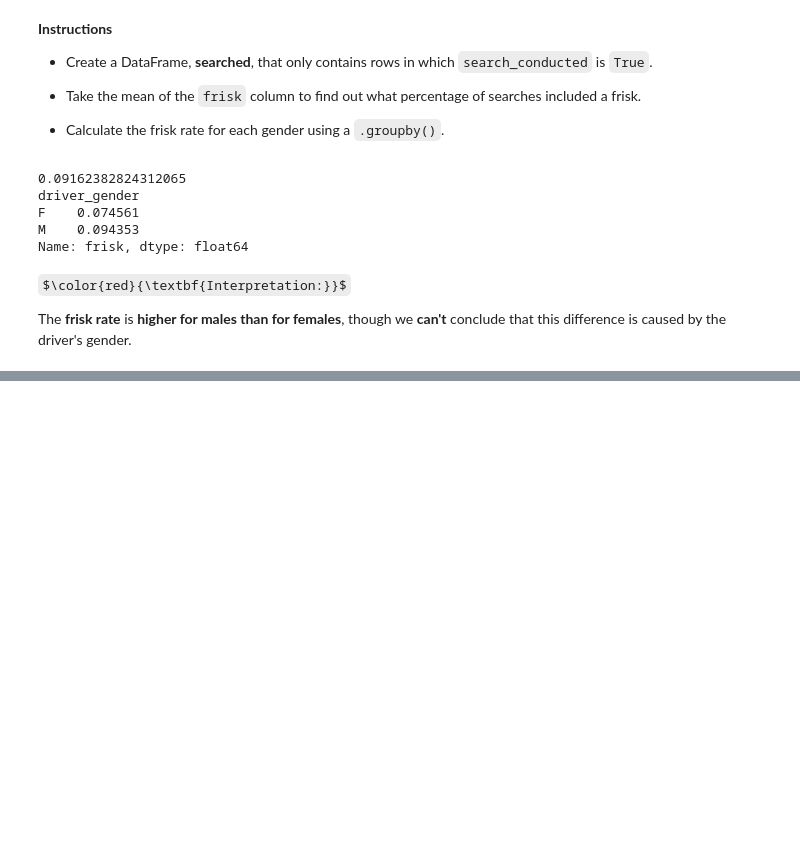
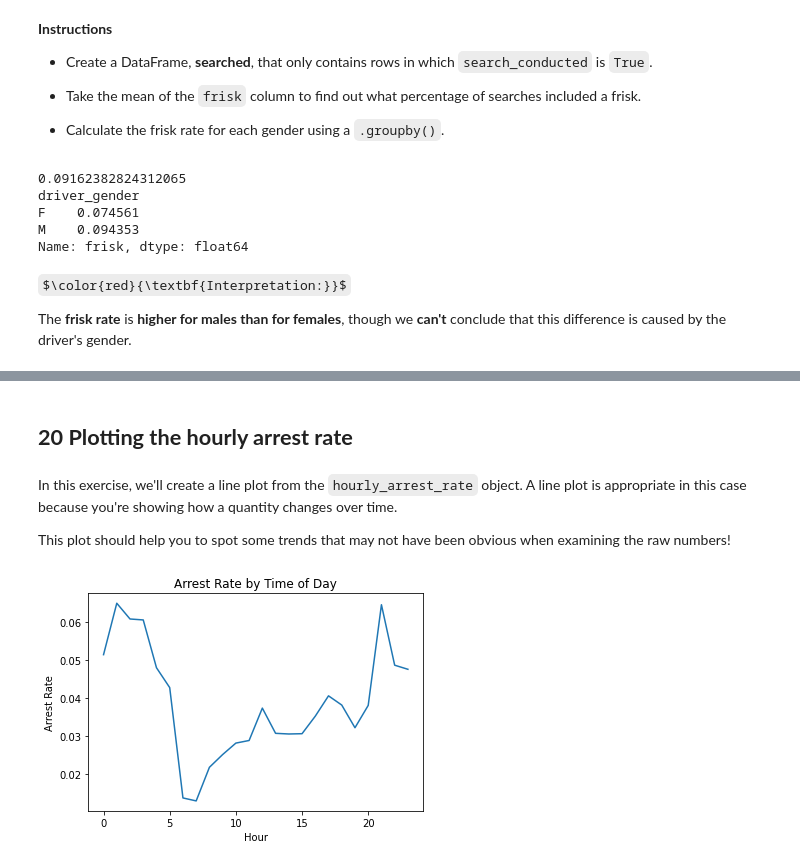
Before and after one commit to mohd-faizy/CAREER-TRACK-Data-Scientist-with-Python, a Jupyter notebook: 21_Analyzing Police Activity with pandas/Police_Activity_data_for_analysis.ipynb, the cells around one changed output, grey strips where cells are left out. Drawn from its saved outputs; the diff is of its cells as text; code cells hidden in the pictures; some formulas as TeX source; blank space fills up the shorter version.

```diff
--- a/21_Analyzing Police Activity with pandas/Police_Activity_data_for_analysis.ipynb
+++ b/21_Analyzing Police Activity with pandas/Police_Activity_data_for_analysis.ipynb
@@ -938,0 +965,9 @@ The **frisk rate** is **higher for males than for females**, though we **can't**
+# %%
+# Calculate the overall arrest rate
+print(ri.is_arrested.mean())
+
+# Calculate the hourly arrest rate
+print(ri.groupby(ri.index.hour).is_arrested.mean())
+
+# Save the hourly arrest rate
+hourly_arrest_rate = ri.groupby(ri.index.hour).is_arrested.mean()
@@ -938,0 +992,22 @@ The **frisk rate** is **higher for males than for females**, though we **can't**
+# %% [markdown]
+## __20 Plotting the hourly arrest rate__
+# %% [markdown]
+In this exercise, we'll create a line plot from the `hourly_arrest_rate` object. A line plot is appropriate in this case because you're showing how a quantity changes over time.
+
+This plot should help you to spot some trends that may not have been obvious when examining the raw numbers!
+# %%
+# Import matplotlib.pyplot as plt
+import matplotlib.pyplot as plt
+
+# Create a line plot of 'hourly_arrest_rate'
+hourly_arrest_rate.plot()
+
+# Add the xlabel, ylabel, and title
+plt.xlabel('Hour')
+plt.ylabel('Arrest Rate')
+plt.title('Arrest Rate by Time of Day')
+
+# Display the plot
+plt.show()
+# %% [output]
+[figure, added]
```
Also changed, not shown: parts of 47 cells of this notebook, 2 other files.
